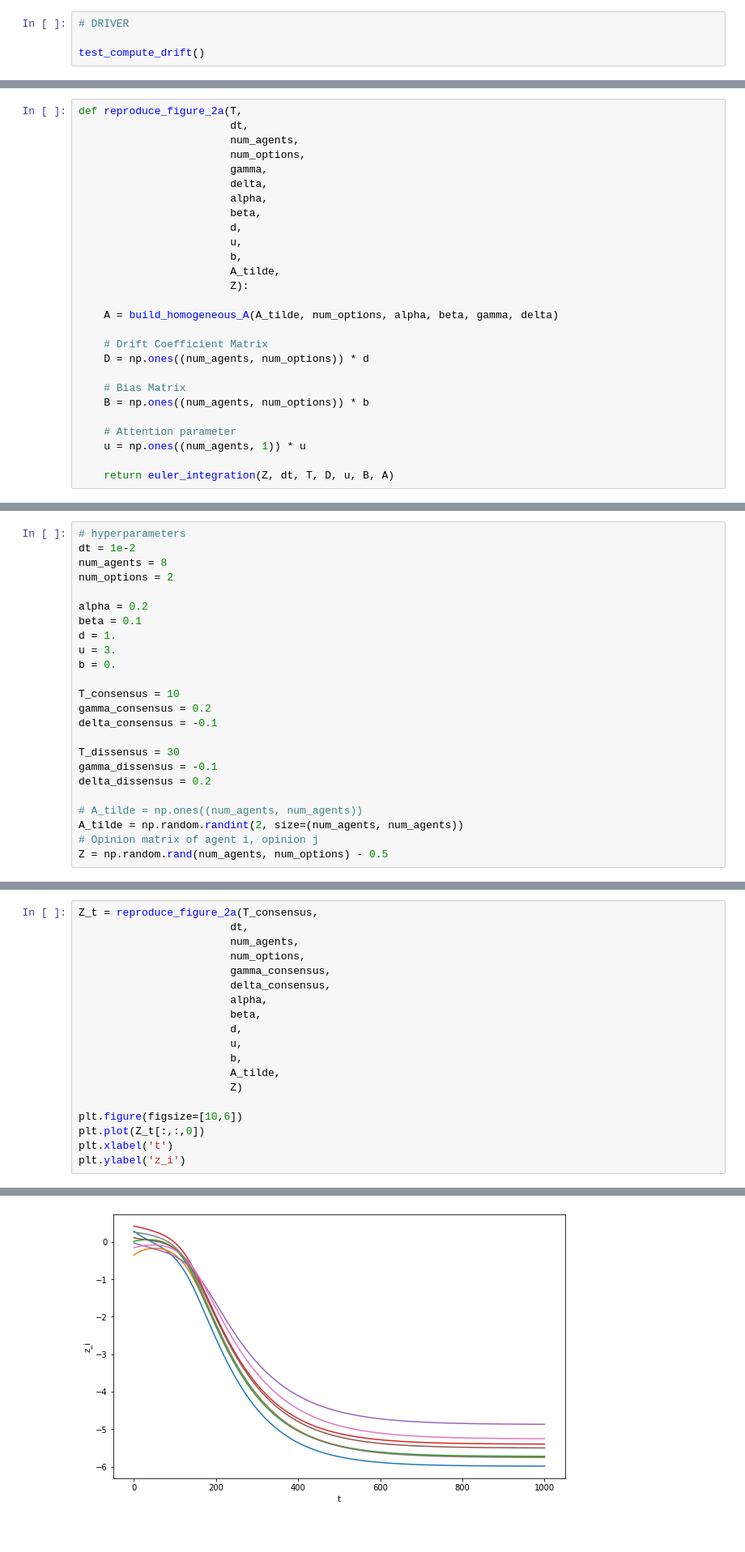
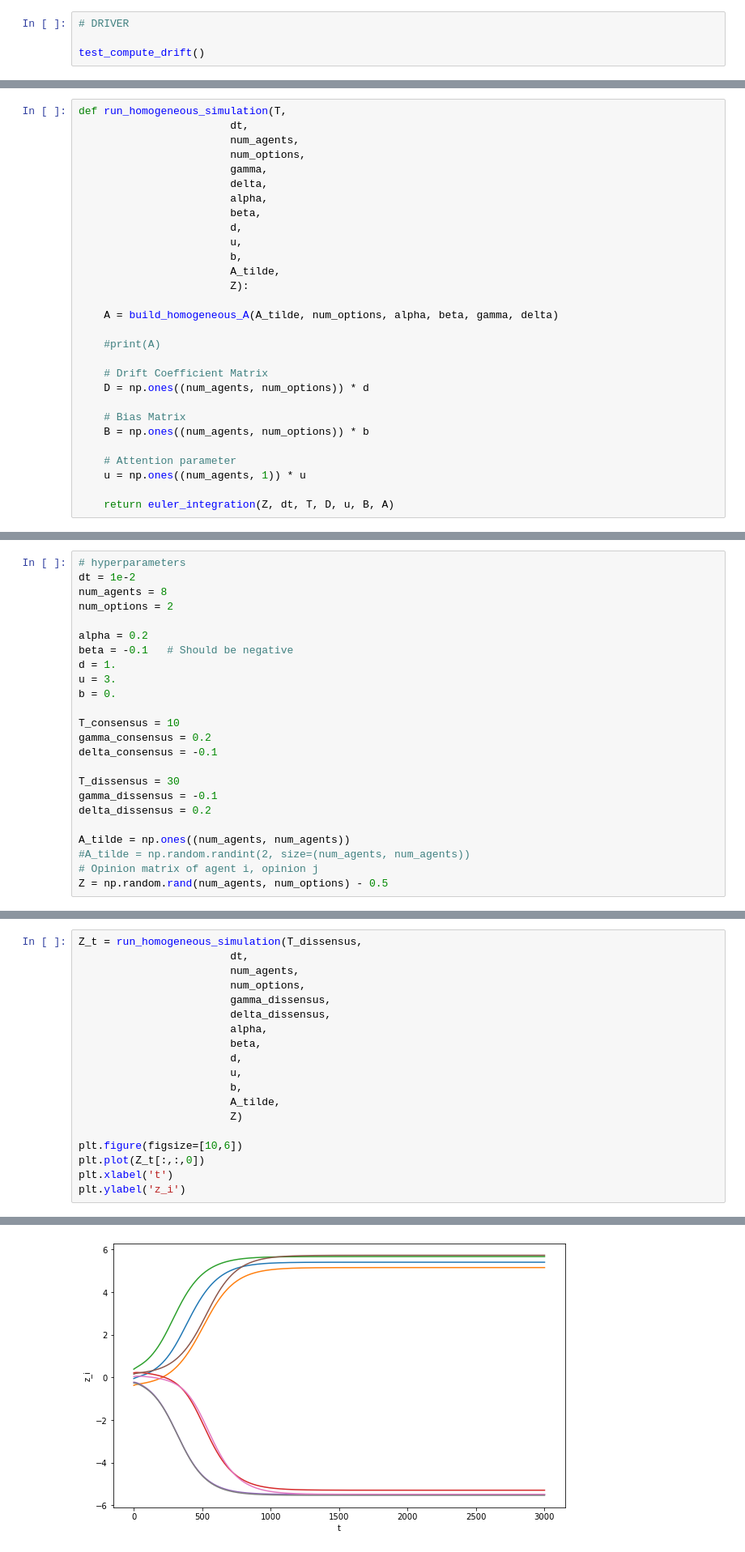
Before and after one commit to cablanc/dlps, a Jupyter notebook: gnn/Cooperative_and_Competitive_Homogeneous_Agents.ipynb, the cells around one changed output, grey strips where cells are left out. Shown at 81% size. Cells and saved outputs as stored; diff of their text form.

```diff
--- a/gnn/Cooperative_and_Competitive_Homogeneous_Agents.ipynb
+++ b/gnn/Cooperative_and_Competitive_Homogeneous_Agents.ipynb
@@ -267,7 +270,7 @@ def build_homogeneous_A(A_tilde, num_options, alpha, beta, gamma, delta):
 
     return A
 # %%
-def reproduce_figure_2a(T,
+def run_homogeneous_simulation(T,
                         dt,
                         num_agents,
                         num_options,
@@ -283,6 +286,8 @@ def reproduce_figure_2a(T,
 
     A = build_homogeneous_A(A_tilde, num_options, alpha, beta, gamma, delta)
 
+    #print(A)
+
     # Drift Coefficient Matrix
     D = np.ones((num_agents, num_options)) * d
 
@@ -327,7 +305,7 @@ num_agents = 8
 num_options = 2
 
 alpha = 0.2
-beta = 0.1
+beta = -0.1   # Should be negative
 d = 1.
 u = 3.
 b = 0.
@@ -340,7 +318,7 @@ T_dissensus = 30
 gamma_dissensus = -0.1
 delta_dissensus = 0.2
 
-# A_tilde = np.ones((num_agents, num_agents))
-A_tilde = np.random.randint(2, size=(num_agents, num_agents))
+A_tilde = np.ones((num_agents, num_agents))
+#A_tilde = np.random.randint(2, size=(num_agents, num_agents))
 # Opinion matrix of agent i, opinion j
 Z = np.random.rand(num_agents, num_options) - 0.5
@@ -347,22 +347,22 @@ Z = np.random.rand(num_agents, num_options) - 0.5
 # %%
-Z_t = reproduce_figure_2a(T_consensus,
+Z_t = run_homogeneous_simulation(T_dissensus,
                         dt,
                         num_agents,
                         num_options,
-                        gamma_consensus,
-                        delta_consensus,
+                        gamma_dissensus,
+                        delta_dissensus,
                         alpha,
                         beta,
                         d,
                         u,
                         b,
                         A_tilde,
                         Z)
 
 plt.figure(figsize=[10,6])
 plt.plot(Z_t[:,:,0])
 plt.xlabel('t')
 plt.ylabel('z_i')
 # %% [output]
 Text(0, 0.5, 'z_i')
-[figure, old version]
+[figure, new version]
```
Also changed, not shown: parts of 10 cells of this notebook.
